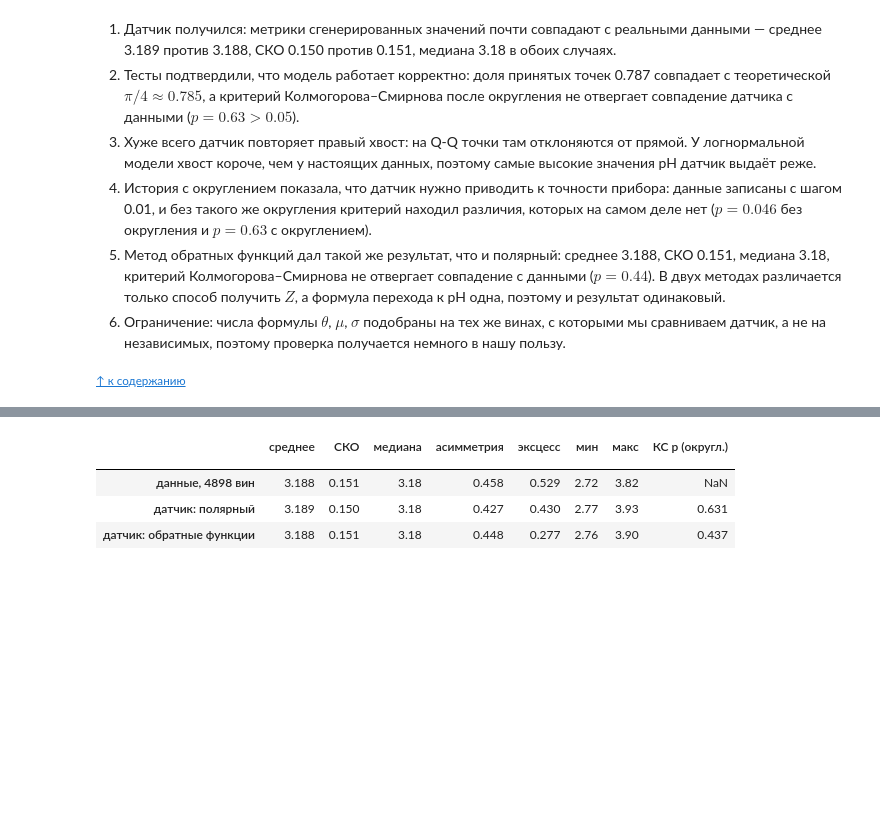
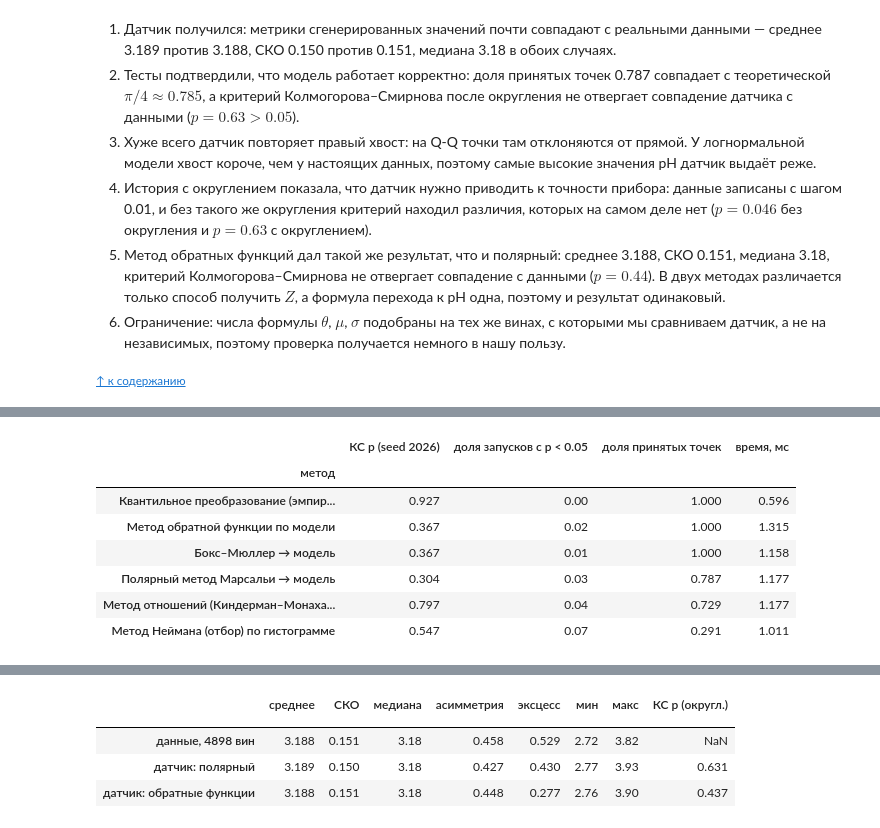
Before and after one commit to kkristinabbykova/lab01-statistics, a Jupyter notebook: lab01.ipynb, the cells around one changed output, grey strips where cells are left out. Saved outputs shown, nothing was run; the diff lists cells and outputs as text; code cells hidden in the pictures; blank space fills up the shorter version.

```diff
--- a/lab01.ipynb
+++ b/lab01.ipynb
@@ -1629,0 +1811,23 @@ save(fig, "sp2_ecdf.png");
+# %%
+from labrng import generators as G
+import time
+rows_ = []
+for m_ in G.METHODS:
+    t0 = time.perf_counter()
+    x_, info_ = G.generate(ph, len(ph), method=m_, family="lognorm", base="pcg64", seed=2026, step=0.01)
+    dt_ = (time.perf_counter() - t0) * 1e3
+    rej_ = np.mean([stats.ks_2samp(G.generate(ph, len(ph), method=m_, family="lognorm", base="pcg64",
+                                              seed=20_000 + k, step=0.01)[0], ph).pvalue < 0.05 for k in range(100)])
+    rows_.append({"метод": G.METHOD_RU[m_], "КС p (seed 2026)": stats.ks_2samp(x_, ph).pvalue,
+                  "доля запусков с p < 0.05": rej_, "доля принятых точек": info_["accept"], "время, мс": dt_})
+algo_tab = pd.DataFrame(rows_).set_index("метод").round(3)
+algo_tab
+# %% [output]
+|  | КС p (seed 2026) | доля запусков с p < 0.05 | доля принятых точек | время, мс |
+| метод |  |  |  |  |
+| Квантильное преобразование (эмпир... | 0.927 | 0.00 | 1.000 | 0.596 |
+| Метод обратной функции по модели | 0.367 | 0.02 | 1.000 | 1.315 |
+| Бокс–Мюллер → модель | 0.367 | 0.01 | 1.000 | 1.158 |
+| Полярный метод Марсальи → модель | 0.304 | 0.03 | 0.787 | 1.177 |
+| Метод отношений (Киндерман–Монаха... | 0.797 | 0.04 | 0.729 | 1.177 |
+| Метод Неймана (отбор) по гистограмме | 0.547 | 0.07 | 0.291 | 1.011 |
```
Also changed, not shown: parts of 15 cells of this notebook, 6 other files.
